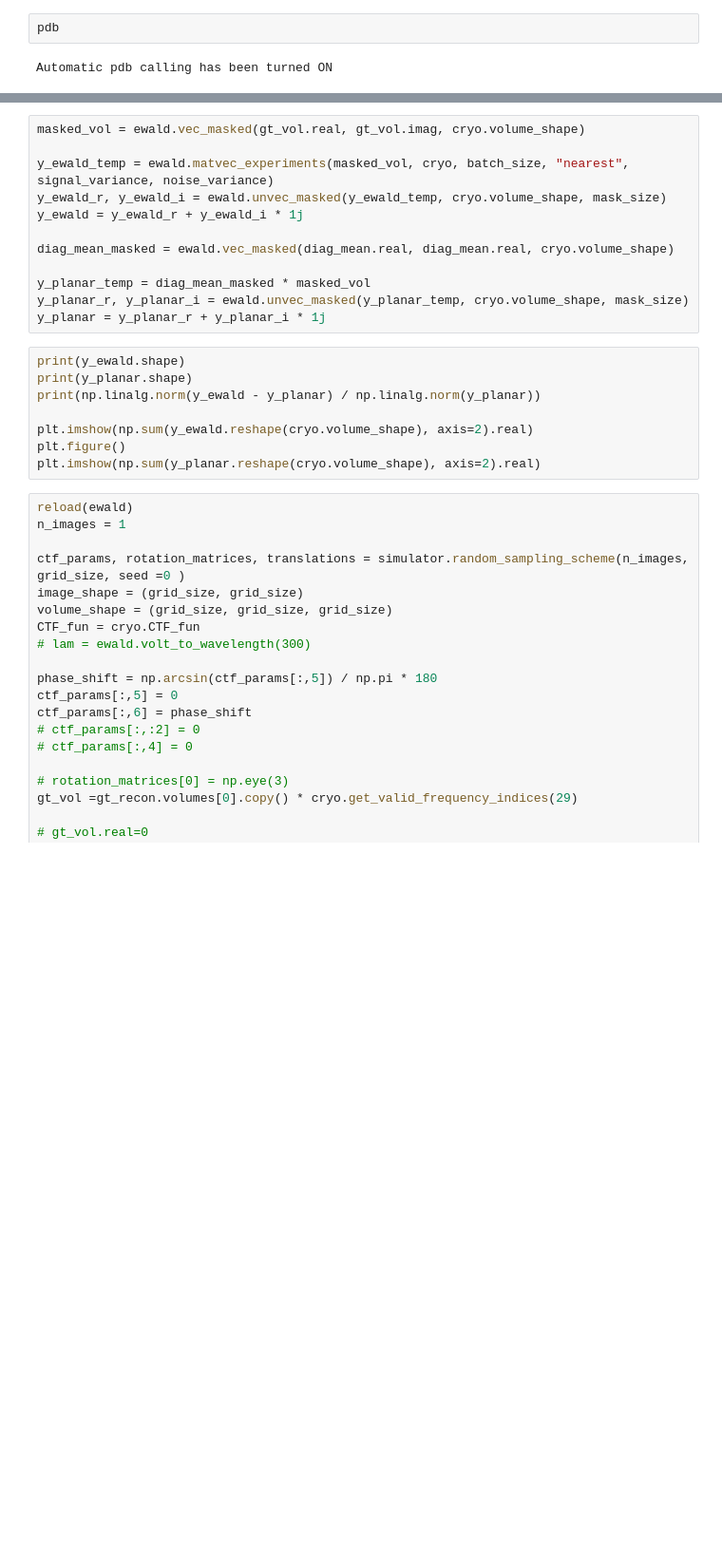
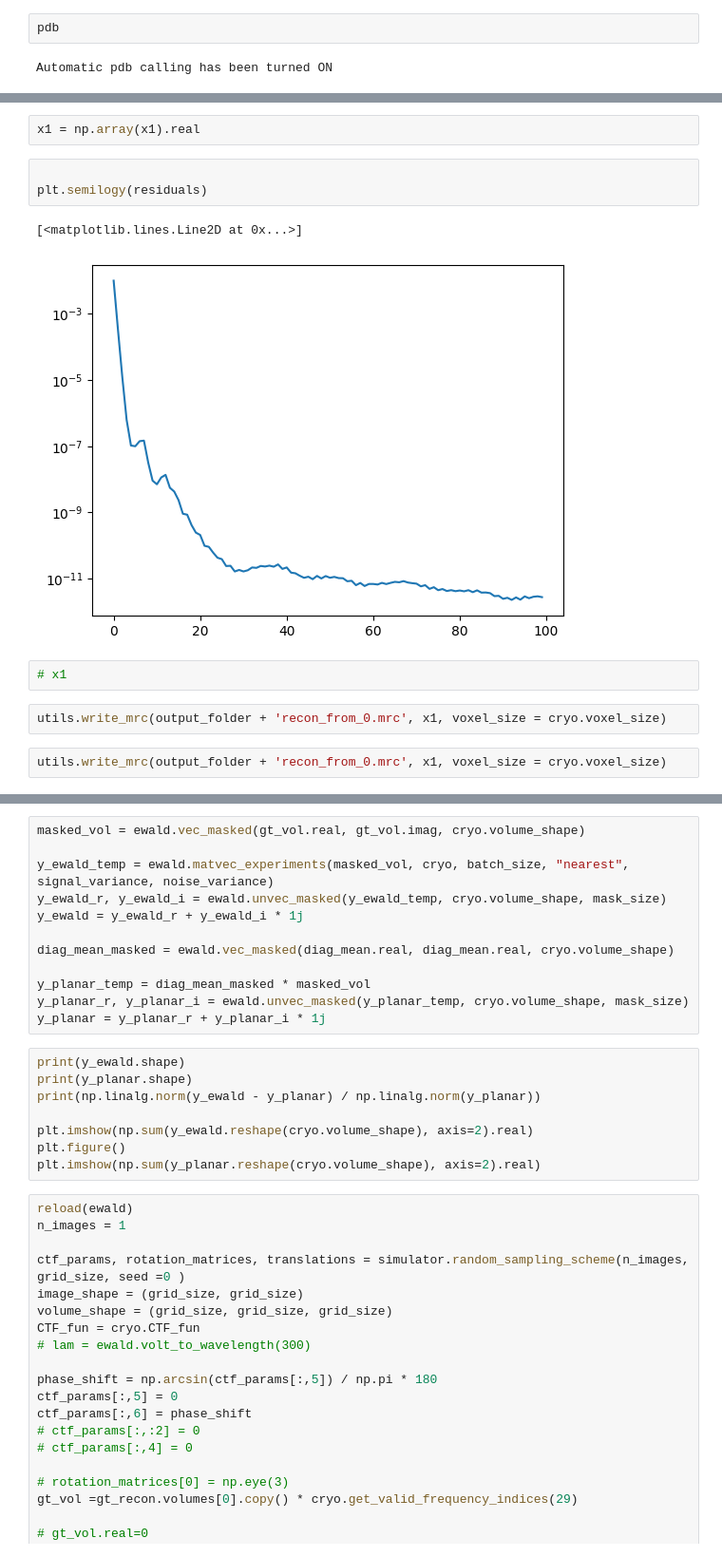
Before and after one commit to ma-gilles/recovar, a Jupyter notebook: ewald_test_cg.ipynb, the cells around one changed output, grey strips where cells are left out. Shown: that part at 95% size. Drawn from its saved outputs; the diff is of its cells as text; blank space fills up the shorter version.

```diff
--- a/ewald_test_cg.ipynb
+++ b/ewald_test_cg.ipynb
@@ -228 +263,15 @@ Attempt to set non-positive ylim on a log-scaled axis will be ignored.
+# %%
+x1 = np.array(x1).real
+# %%
+
+plt.semilogy(residuals)
+# %% [output]
+[<matplotlib.lines.Line2D at 0x...>]
+[figure, added]
+# %%
+# x1
+# %%
+utils.write_mrc(output_folder + 'recon_from_0.mrc', x1, voxel_size = cryo.voxel_size)
+# %%
+utils.write_mrc(output_folder + 'recon_from_0.mrc', x1, voxel_size = cryo.voxel_size)
 # %%
```
Also changed, not shown: parts of 27 cells of this notebook, 6 other files.
